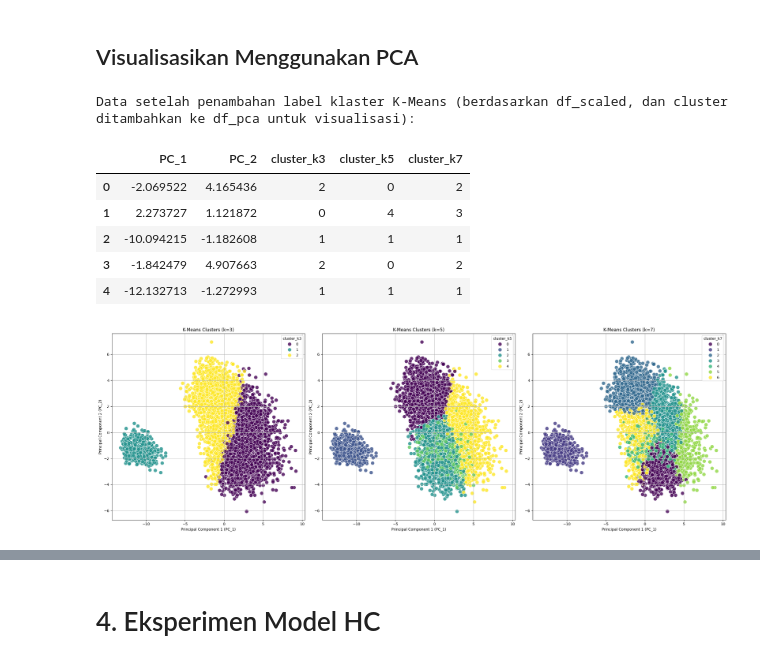
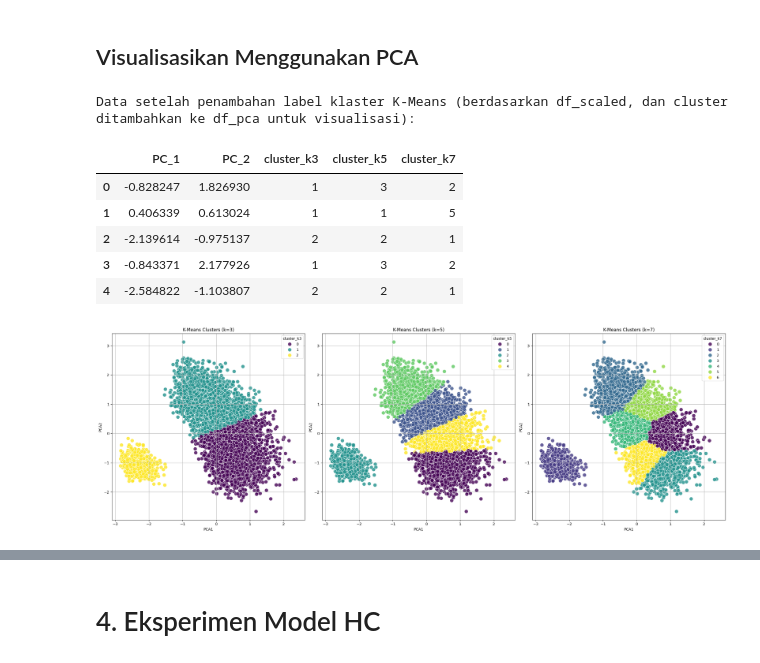
Before and after one commit to hisyamssyr/unsupervised-learning, a Jupyter notebook: Pembelajaran_Mesin_Tugas_1.ipynb, the cells around one changed output, grey strips where cells are left out. Cells and saved outputs as stored; diff of their text form; code cells hidden in the pictures.

```diff
--- a/Pembelajaran_Mesin_Tugas_1.ipynb
+++ b/Pembelajaran_Mesin_Tugas_1.ipynb
@@ -169,0 +178,5 @@ plt.show()
+# %%
+pca = PCA(n_components=2)
+df_pca = pca.fit_transform(df_scaled)
+df_pca = pd.DataFrame(df_pca, columns=["PC1", "PC2"])
+print("PCA explained variance ratio:\n", " ".join(map("{:.3f}".format, pca.explained_variance_ratio_)))
@@ -170,7 +188,7 @@ plt.show()
 # %%
 scaler = StandardScaler()
-df_scaled = scaler.fit_transform(df_clean)
-df_scaled = pd.DataFrame(df_scaled, columns=df_clean.columns)
+df_scaled = scaler.fit_transform(df_pca)
+df_scaled = pd.DataFrame(df_scaled, columns=df_pca.columns)
 
 display(df_scaled.head())
 # %% [output]
@@ -265,33 +232,33 @@ display(df_pca.head())
 # %% [output]
 Data setelah penambahan label klaster K-Means (berdasarkan df_scaled, dan cluster ditambahkan ke df_pca untuk visualisasi):
 |  | PC_1 | PC_2 | cluster_k3 | cluster_k5 | cluster_k7 |
-| 0 | -2.069522 | 4.165436 | 2 | 0 | 2 |
-| 1 | 2.273727 | 1.121872 | 0 | 4 | 3 |
-| 2 | -10.094215 | -1.182608 | 1 | 1 | 1 |
-| 3 | -1.842479 | 4.907663 | 2 | 0 | 2 |
-| 4 | -12.132713 | -1.272993 | 1 | 1 | 1 |
+| 0 | -0.828247 | 1.826930 | 1 | 3 | 2 |
+| 1 | 0.406339 | 0.613024 | 1 | 1 | 5 |
+| 2 | -2.139614 | -0.975137 | 2 | 2 | 1 |
+| 3 | -0.843371 | 2.177926 | 1 | 3 | 2 |
+| 4 | -2.584822 | -1.103807 | 2 | 2 | 1 |
 # %%
 fig, axes = plt.subplots(1, 3, figsize=(24, 8))
 
 sns.scatterplot(x='PC_1', y='PC_2', hue='cluster_k3', data=df_pca, palette='viridis', s=100, alpha=0.8, ax=axes[0])
 axes[0].set_title('K-Means Clusters (k=3)')
-axes[0].set_xlabel('Principal Component 1 (PC_1)')
-axes[0].set_ylabel('Principal Component 2 (PC_2)')
+axes[0].set_xlabel('PCA1')
+axes[0].set_ylabel('PCA2')
 axes[0].grid(True)
 
 sns.scatterplot(x='PC_1', y='PC_2', hue='cluster_k5', data=df_pca, palette='viridis', s=100, alpha=0.8, ax=axes[1])
 axes[1].set_title('K-Means Clusters (k=5)')
-axes[1].set_xlabel('Principal Component 1 (PC_1)')
-axes[1].set_ylabel('Principal Component 2 (PC_2)')
+axes[1].set_xlabel('PCA1')
+axes[1].set_ylabel('PCA2')
 axes[1].grid(True)
 
 sns.scatterplot(x='PC_1', y='PC_2', hue='cluster_k7', data=df_pca, palette='viridis', s=100, alpha=0.8, ax=axes[2])
 axes[2].set_title('K-Means Clusters (k=7)')
-axes[2].set_xlabel('Principal Component 1 (PC_1)')
-axes[2].set_ylabel('Principal Component 2 (PC_2)')
+axes[2].set_xlabel('PCA1')
+axes[2].set_ylabel('PCA2')
 axes[2].grid(True)
 
 plt.tight_layout()
 plt.show()
 # %% [output]
-[figure, old version]
+[figure, new version]
```
Also changed, not shown: parts of 14 cells of this notebook.
